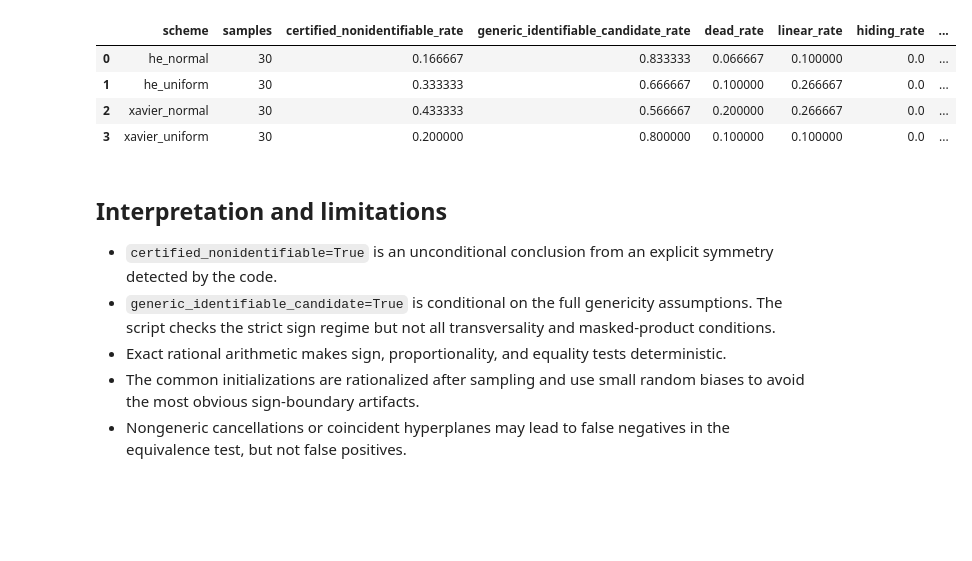
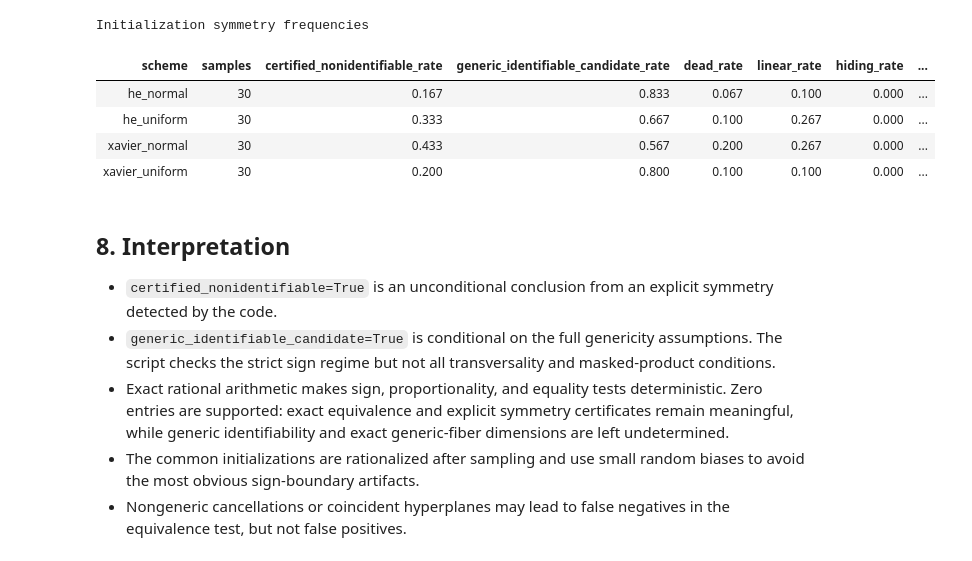
Before and after one commit to MoGrillo/relu-bottleneck-equivalence, a Jupyter notebook: relu_bottleneck_symmetry_workbench.ipynb, the cells around one changed output. Saved outputs shown, nothing was run; the diff lists cells and outputs as text; code cells hidden in the pictures; blank space fills up the shorter version.

Commit message:
Prepare exact symmetry workbench release

```diff
--- a/relu_bottleneck_symmetry_workbench.ipynb
+++ b/relu_bottleneck_symmetry_workbench.ipynb
@@ -1312,9 +1434,5 @@ __all__ = [
 # %%
-import pandas as pd
-import sympy as sp
-from IPython.display import display
-
 Q = sp.Rational
-
-print("Implementation loaded.")
-print("Use sp.Integer(n) or Q(p, q) for exact rational entries.")
+pd.set_option("display.max_columns", 30)
+pd.set_option("display.max_colwidth", 120)
+pd.set_option("display.width", 180)
@@ -1710,41 +1904,42 @@ records = initialization_study(
         "xavier_normal",
         "he_uniform",
         "he_normal",
     ),
     bias_modes=("small_uniform",),
     samples_per_setting=30,
     seed=7,
     max_denominator=10_000,
 )
 
 initialization_df = pd.DataFrame(records)
 
 initialization_summary = (
     initialization_df
     .groupby(["scheme"], as_index=False)
     .agg(
         samples=("sample", "count"),
         certified_nonidentifiable_rate=("certified_nonidentifiable", "mean"),
         generic_identifiable_candidate_rate=(
             "generic_identifiable_candidate",
             "mean",
         ),
         dead_rate=("has_dead", "mean"),
         linear_rate=("has_linear", "mean"),
         hiding_rate=("has_hiding", "mean"),
         mean_essential_dimension=("essential_dimension", "mean"),
     )
 )
 
-display(initialization_summary)
+show_table(initialization_summary, "Initialization symmetry frequencies")
 # %% [output]
+Initialization symmetry frequencies
-|  | scheme | samples | certified_nonidentifiable_rate | generic_identifiable_candidate_rate | dead_rate | linear_rate | hiding_rate | ... |
-| 0 | he_normal | 30 | 0.166667 | 0.833333 | 0.066667 | 0.100000 | 0.0 | ... |
-| 1 | he_uniform | 30 | 0.333333 | 0.666667 | 0.100000 | 0.266667 | 0.0 | ... |
-| 2 | xavier_normal | 30 | 0.433333 | 0.566667 | 0.200000 | 0.266667 | 0.0 | ... |
-| 3 | xavier_uniform | 30 | 0.200000 | 0.800000 | 0.100000 | 0.100000 | 0.0 | ... |
+| scheme | samples | certified_nonidentifiable_rate | generic_identifiable_candidate_rate | dead_rate | linear_rate | hiding_rate | ... |
+| he_normal | 30 | 0.167 | 0.833 | 0.067 | 0.100 | 0.000 | ... |
+| he_uniform | 30 | 0.333 | 0.667 | 0.100 | 0.267 | 0.000 | ... |
+| xavier_normal | 30 | 0.433 | 0.567 | 0.200 | 0.267 | 0.000 | ... |
+| xavier_uniform | 30 | 0.200 | 0.800 | 0.100 | 0.100 | 0.000 | ... |
 # %% [markdown]
-## Interpretation and limitations
+## 8. Interpretation
 
 - `certified_nonidentifiable=True` is an unconditional conclusion from an
   explicit symmetry detected by the code.
@@ -1752,7 +1947,9 @@ display(initialization_summary)
   assumptions. The script checks the strict sign regime but not all
   transversality and masked-product conditions.
 - Exact rational arithmetic makes sign, proportionality, and equality tests
-  deterministic.
+  deterministic. Zero entries are supported: exact equivalence and explicit
+  symmetry certificates remain meaningful, while generic identifiability and
+  exact generic-fiber dimensions are left undetermined.
 - The common initializations are rationalized after sampling and use small
   random biases to avoid the most obvious sign-boundary artifacts.
 - Nongeneric cancellations or coincident hyperplanes may lead to false
```
Also changed, not shown: parts of 22 cells of this notebook, 7 other files.
